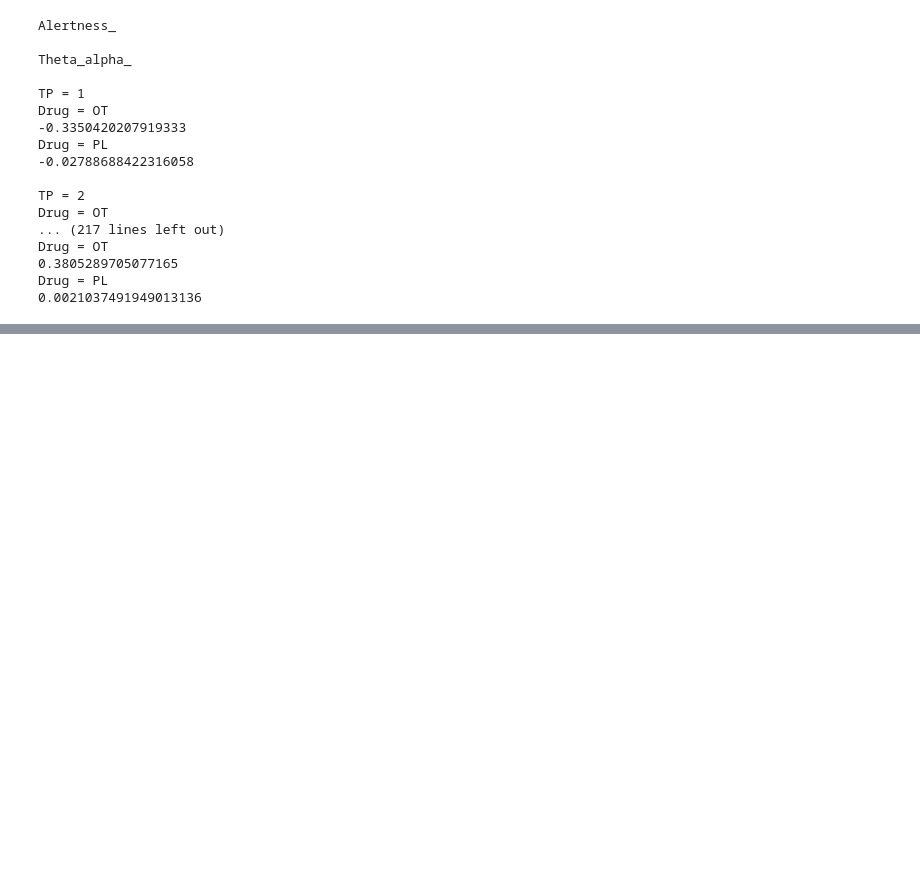
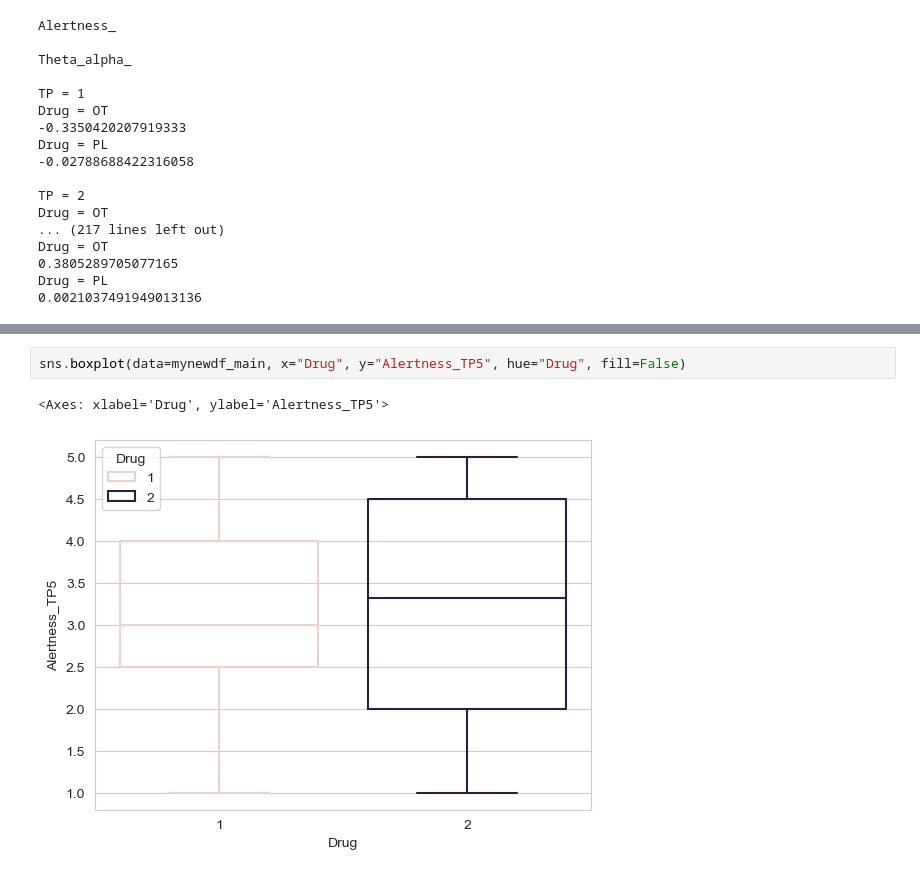
Before and after one commit to mariezelenina/OTPH-TF, a Jupyter notebook: Behav_corr.ipynb, the cells around one changed output, grey strips where cells are left out. Saved outputs shown, nothing was run; the diff lists cells and outputs as text; blank space fills up the shorter version.

```diff
--- a/Behav_corr.ipynb
+++ b/Behav_corr.ipynb
@@ -585,0 +824,5 @@ Drug = PL
+# %%
+sns.boxplot(data=mynewdf_main, x="Drug", y="Alertness_TP5", hue="Drug", fill=False)
+# %% [output]
+<Axes: xlabel='Drug', ylabel='Alertness_TP5'>
+[figure, added]
```
Also changed, not shown: parts of 21 cells of this notebook.
